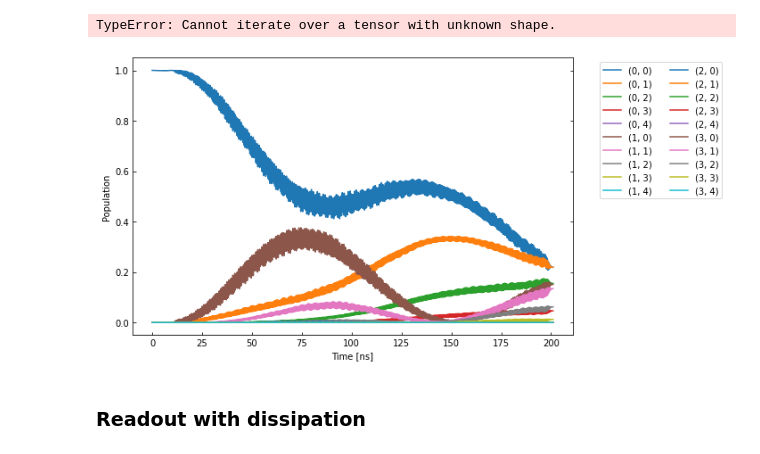
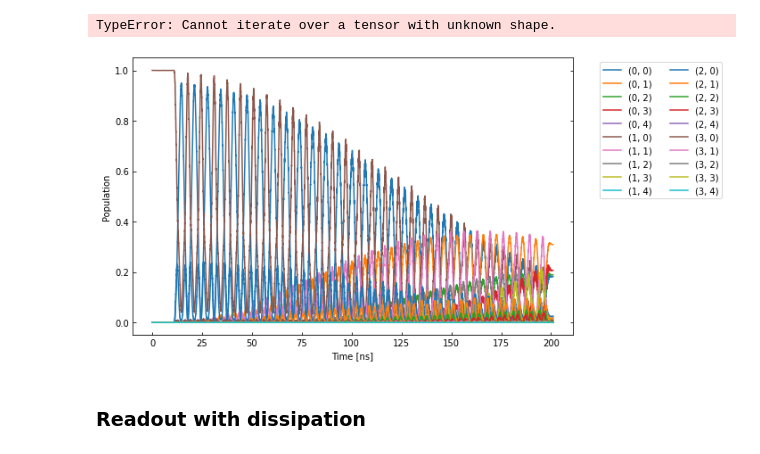
Before and after one commit to BackOnTrackIce/Qubit_readout, a Jupyter notebook: Ashutosh_codes/Qubit_reset_C3.ipynb, the cells around one changed output. Saved outputs shown, nothing was run; the diff lists cells and outputs as text; code cells hidden in the pictures.

Commit message:
Trying qubit below resonator frequency

```diff
--- a/Ashutosh_codes/Qubit_reset_C3.ipynb
+++ b/Ashutosh_codes/Qubit_reset_C3.ipynb
@@ -926,19 +935,19 @@ plotPopulation(exp=exp, psi_init=init_state, sequence=sequence, usePlotly=False,
 # %%
 exp = Exp()
 exp.read_config("Qubit_below_resonator.hjson")
 parameter_map = exp.pmap
 model = parameter_map.model
 
-parameter_map.load_values("Qubit_below_resonator_after_opt.c3log")
+parameter_map.load_values("output/swap_and_readout/2022_05_31_T_15_03_42/best_point_open_loop.c3log")
 unitaries = exp.compute_propagators()
-init_state_index = model.get_state_indeces([(0,0)])[0]
+init_state_index = model.get_state_indeces([(1,0)])[0]
 psi_init = [[0] * model.tot_dim]
 psi_init[0][init_state_index] = 1
 init_state = tf.transpose(tf.constant(psi_init, tf.complex128))
 sequence = ["swap_10_20[0, 1]", "swap_20_01[0, 1]"]
 plotPopulation(exp=exp, psi_init=init_state, sequence=sequence, usePlotly=False)
 # %% [output]
-[figure, old version]
+[figure, new version]
 # %% [markdown]
 ### Readout with dissipation
 # %%
```
Also changed, not shown: parts of 2 cells of this notebook, 2 other files.
